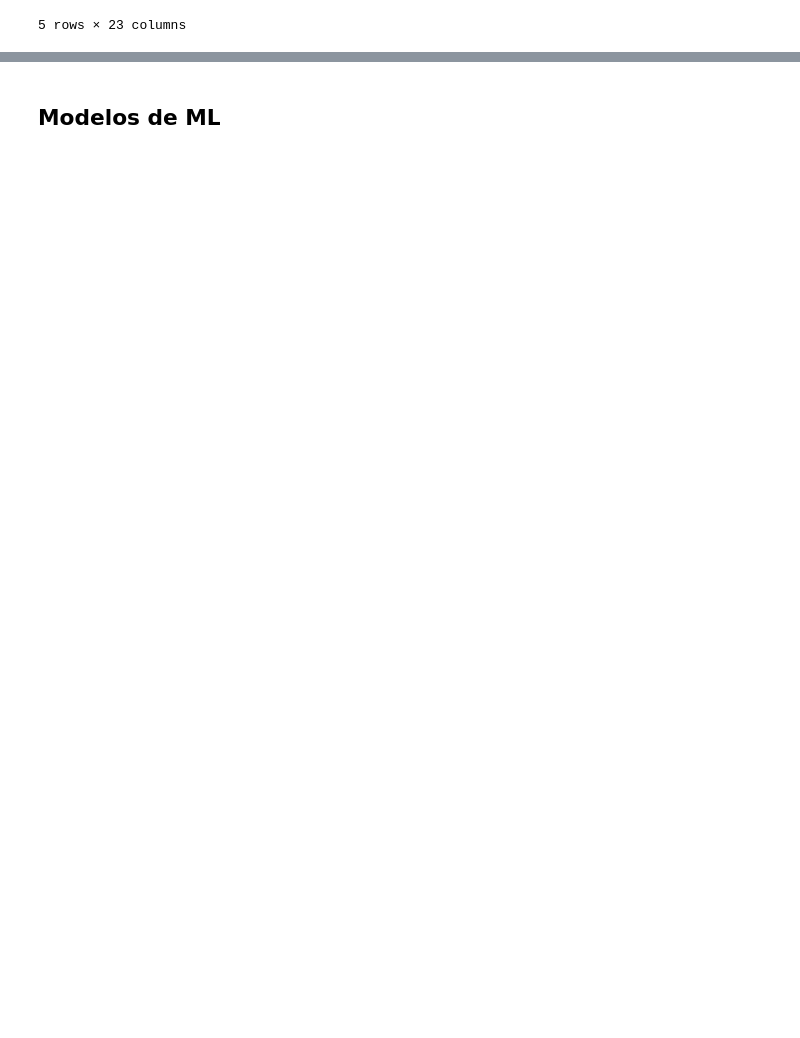
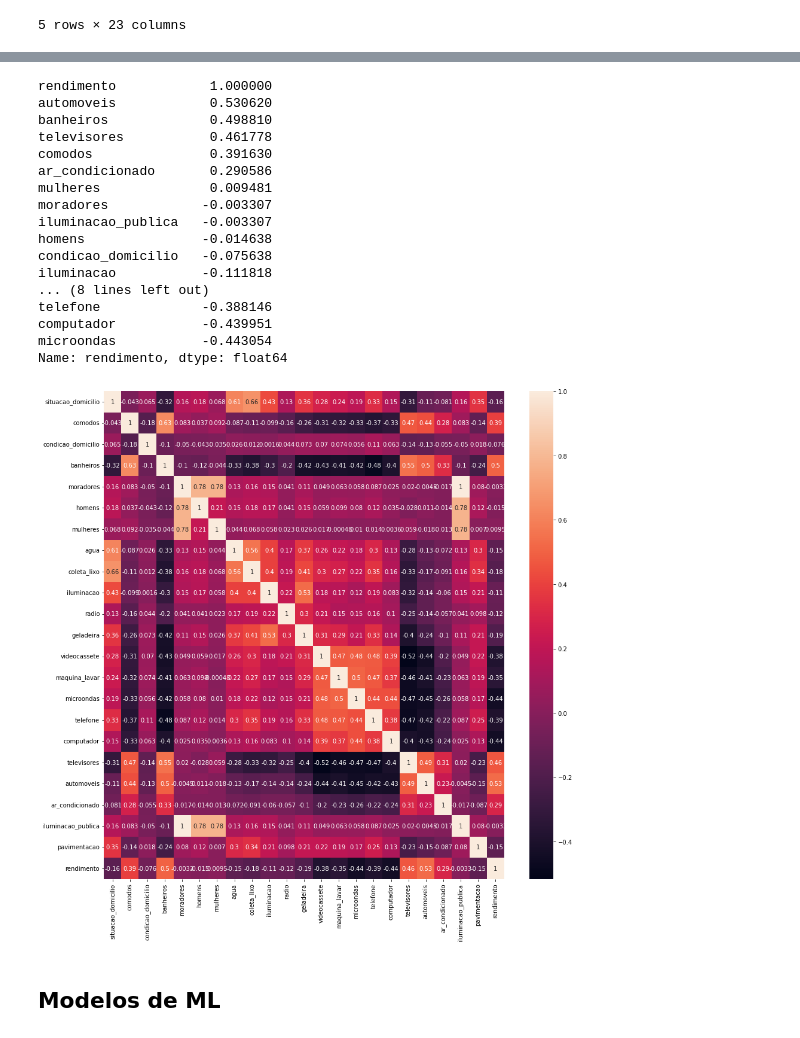
Before and after one commit to franklinzppa/renda-censo-regressao, a Jupyter notebook: renda-reg.ipynb, the cells around one changed output, grey strips where cells are left out. Cells and saved outputs as stored; diff of their text form; code cells hidden in the pictures; blank space fills up the shorter version.

```diff
--- a/renda-reg.ipynb
+++ b/renda-reg.ipynb
@@ -153,2 +178,28 @@ sns.histplot(data=X_train.join(y_train), x='rendimento');
+# %%
+corr = X_train.join(y_train).corr()
+
+plt.figure(figsize=(15,15))
+sns.heatmap(data=corr, annot=True);
+
+print(corr['rendimento'].sort_values(ascending=False))
+# %% [output]
+rendimento            1.000000
+automoveis            0.530620
+banheiros             0.498810
+televisores           0.461778
+comodos               0.391630
+ar_condicionado       0.290586
+mulheres              0.009481
+moradores            -0.003307
+iluminacao_publica   -0.003307
+homens               -0.014638
+condicao_domicilio   -0.075638
+iluminacao           -0.111818
+... (8 lines left out)
+telefone             -0.388146
+computador           -0.439951
+microondas           -0.443054
+Name: rendimento, dtype: float64
+[figure, added]
 # %% [markdown]
 ## Modelos de ML
```
Also changed, not shown: parts of 8 cells of this notebook.
